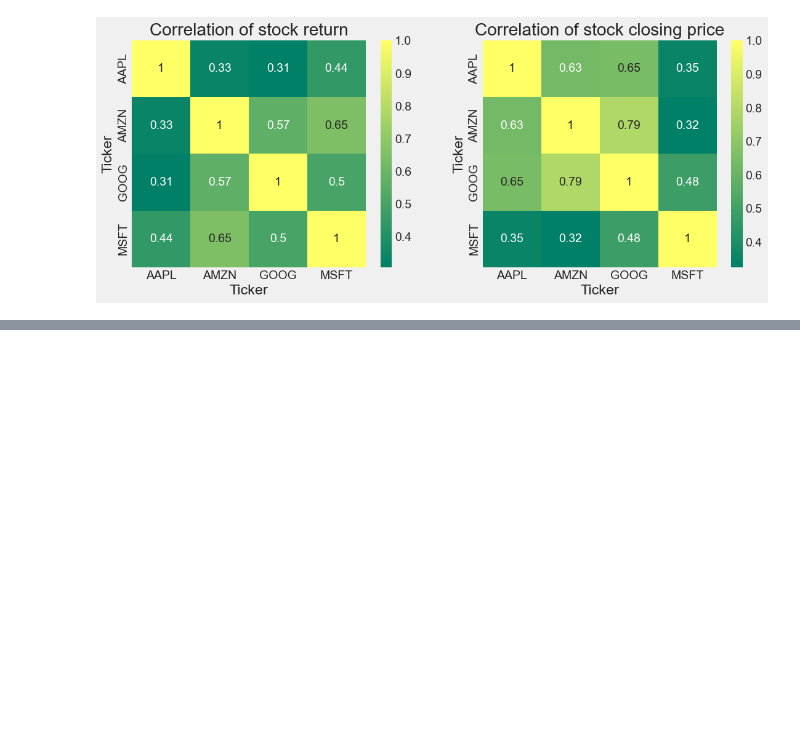
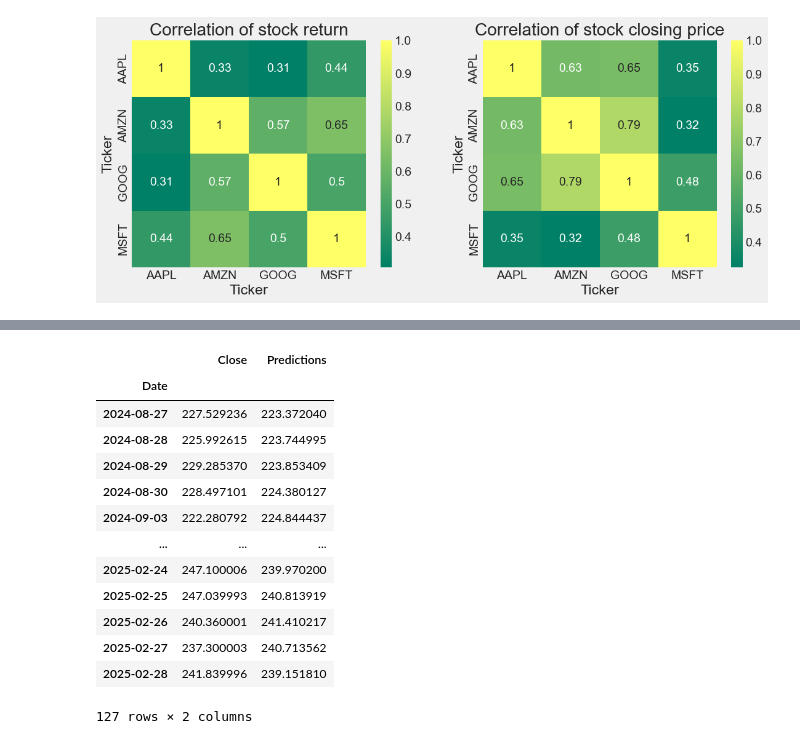
Before and after one commit to Mokshshah2005/Stock-Trend-Analysis, a Jupyter notebook: code/Stock_trend_analysis.ipynb, the cells around one changed output, grey strips where cells are left out. Saved outputs shown, nothing was run; the diff lists cells and outputs as text; code cells hidden in the pictures; blank space fills up the shorter version.

```diff
--- a/code/Stock_trend_analysis.ipynb
+++ b/code/Stock_trend_analysis.ipynb
@@ -279,0 +464,18 @@ Text(0.5, 1.0, 'Correlation of stock closing price')
+# %%
+# Show the valid and predicted prices
+valid
+# %% [output]
+|  | Close | Predictions |
+| Date |  |  |
+| 2024-08-27 | 227.529236 | 223.372040 |
+| 2024-08-28 | 225.992615 | 223.744995 |
+| 2024-08-29 | 229.285370 | 223.853409 |
+| 2024-08-30 | 228.497101 | 224.380127 |
+| 2024-09-03 | 222.280792 | 224.844437 |
+| ... | ... | ... |
+| 2025-02-24 | 247.100006 | 239.970200 |
+| 2025-02-25 | 247.039993 | 240.813919 |
+| 2025-02-26 | 240.360001 | 241.410217 |
+| 2025-02-27 | 237.300003 | 240.713562 |
+| 2025-02-28 | 241.839996 | 239.151810 |
+127 rows × 2 columns
```
Also changed, not shown: parts of 12 cells of this notebook.
